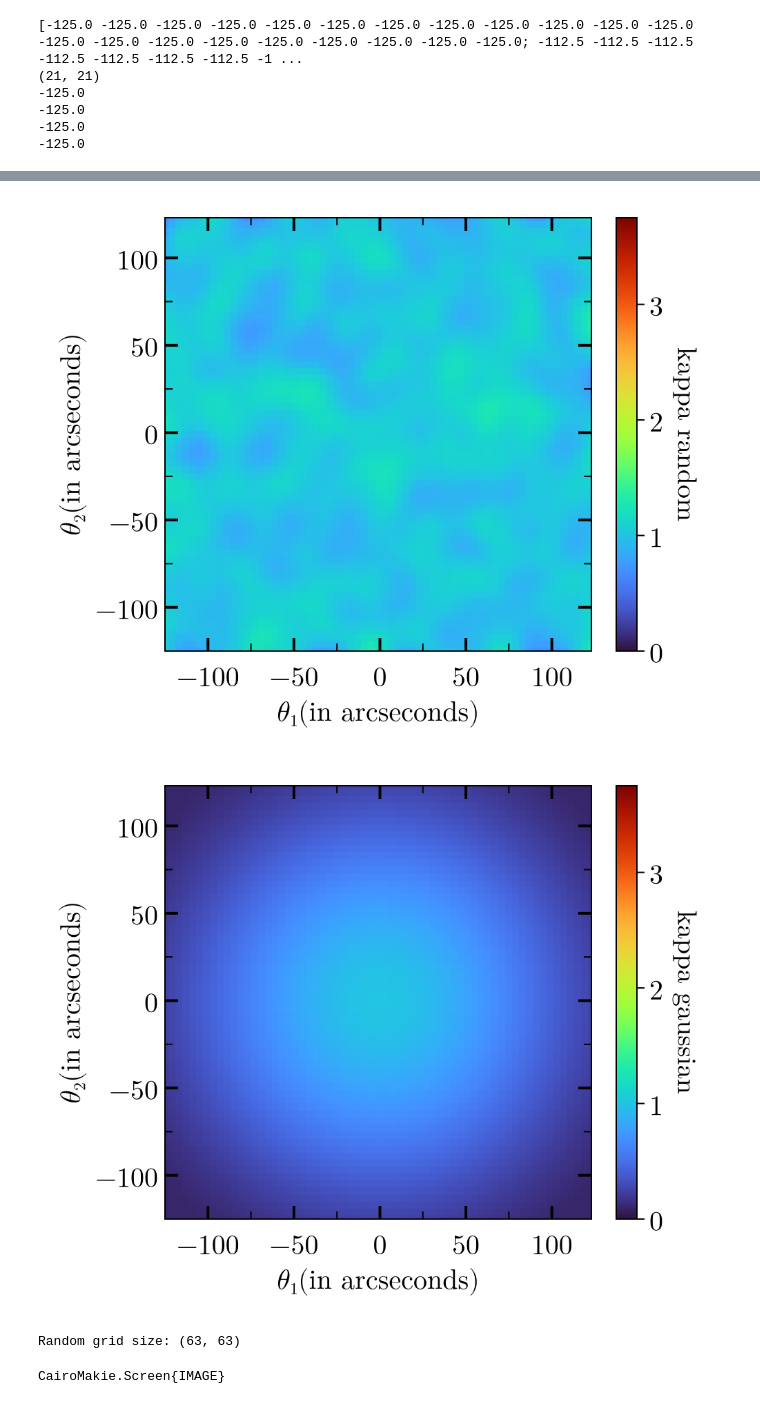
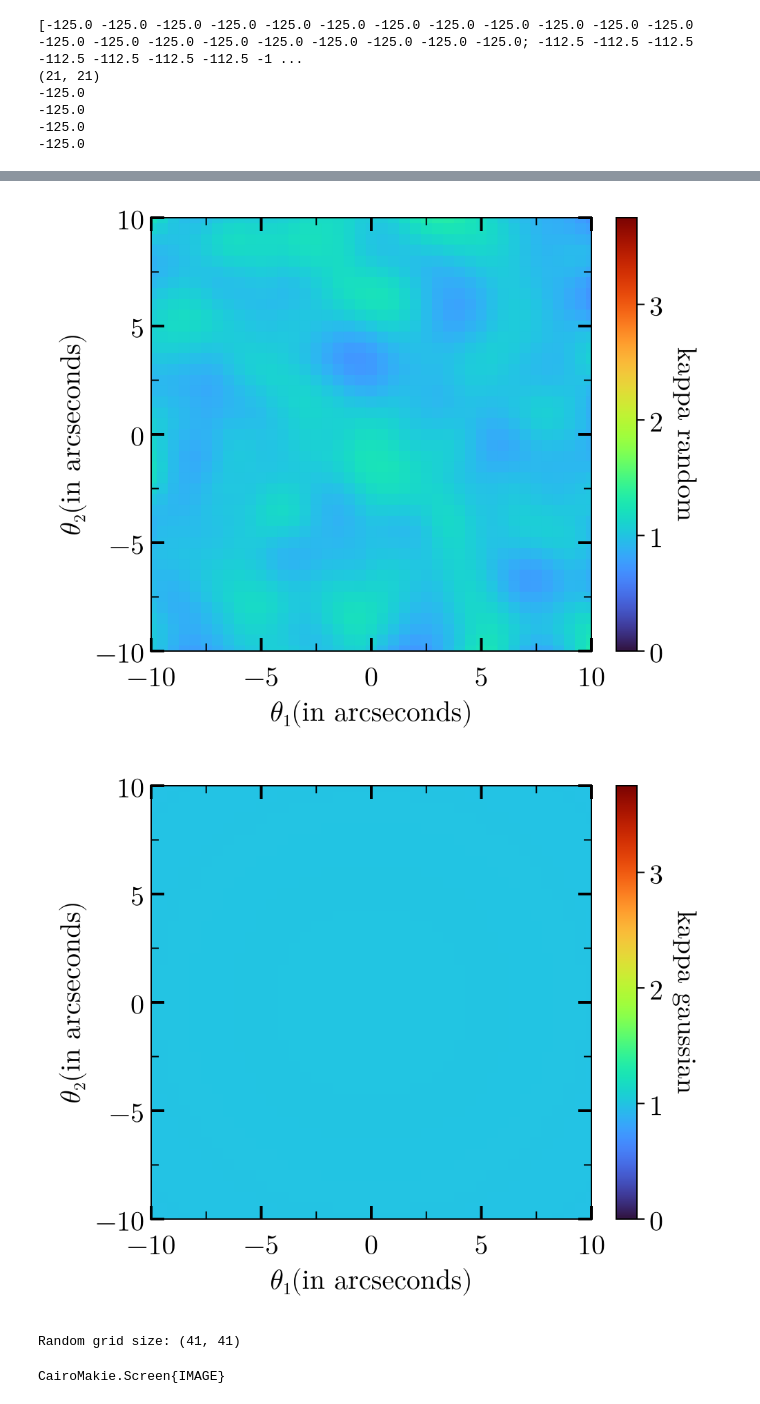
Before and after one commit to ArnavK04/FreeForm-modelling-LensFactory, a Jupyter notebook: free_formlens_tests.ipynb, the cells around one changed output, grey strips where cells are left out. Saved outputs shown, nothing was run; the diff lists cells and outputs as text; code cells hidden in the pictures.

```diff
--- a/free_formlens_tests.ipynb
+++ b/free_formlens_tests.ipynb
@@ -57,7 +57,8 @@ println(y[end,1])
 -125.0
 -125.0
 # %%
-x, y = Lenses.get_meshgrid(150, 150, 4.0);
+#x, y = Lenses.get_meshgrid(150, 150, 4.0);
+x, y = Lenses.get_meshgrid(5, 5, 0.25);
 
 seed = 1234
 prior_value = 0.75
@@ -97,6 +98,6 @@ display(fig)
-[figure, old version]
+[figure, new version]
-[figure, old version]
+[figure, new version]
-Random grid size: (63, 63)
+Random grid size: (41, 41)
 CairoMakie.Screen{IMAGE}
 # %%
 Random.seed!(68568)
```
Also changed, not shown: parts of 8 cells of this notebook, 14 other files.
